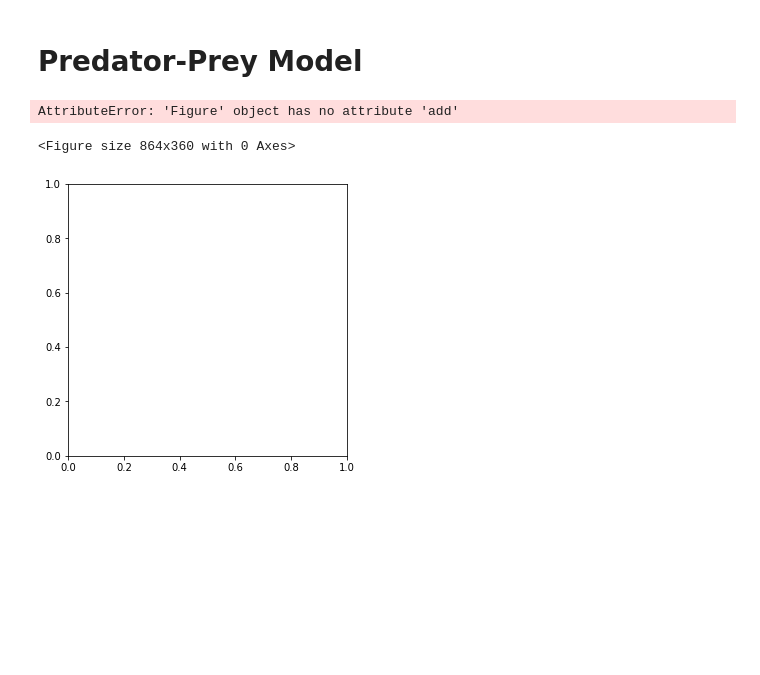
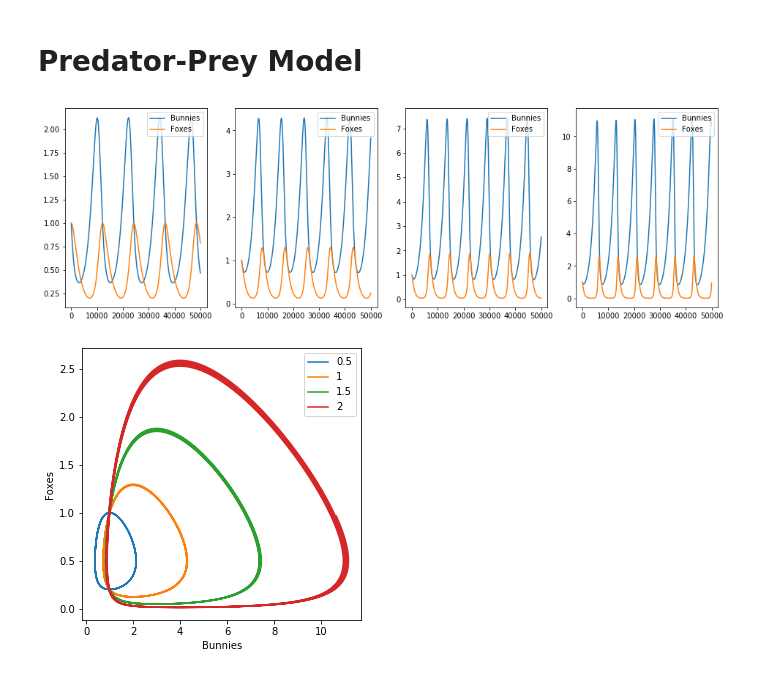
Before and after one commit to RachelMordecai7/Computational-Biology, a Jupyter notebook: Week 3, Class 2, Predator Prey Model.ipynb, the cells around one changed output. Cells and saved outputs as stored; diff of their text form; code cells hidden in the pictures; blank space fills up the shorter version.

```diff
--- a/Week 3, Class 2, Predator Prey Model.ipynb
+++ b/Week 3, Class 2, Predator Prey Model.ipynb
@@ -5,44 +5,43 @@ import numpy as np
 import matplotlib.pyplot as plt
 # %%
 nsteps = 50000
-a = 1
-b = 1
+a = 0.6
+b = 1.2
 c = 0.5
-d = 1 #Resillance of the fox
+d = 1 #Resiliance of the fox
 
 dt = 0.001 #Accounts for smoothness of the graph
-possible_ds = [0.5,1,1.5,2] #Range of d values to run in the loop
+
+possible_ds = [0.5, 1, 1.5, 2] #Range of d values to run in the loop
 
 x = np.zeros(nsteps)
 y = np.zeros(nsteps)
 
-fig1=plt.figure(figsize=(12,5));
-fig2 = plt.figure(figsize = (5,5));
-ax2=plt.axes()
+fig1 = plt.figure(figsize=(16,5));
+fig2 = plt.figure(figsize=(5,5));
+ax2 = plt.axes()
 
 for itrial in range(len(possible_ds)):
-    d=possible_ds[itrial]
-    x[0] = 5
-    y[0] = 0.5
+    d = possible_ds[itrial]
+    x[0] = 1
+    y[0] = 1
 
-    for t in range (1,nsteps):
-        x[t]= x[t-1] + dt* (a*x[t-1] - b*x[t-1] * y[t-1]) #Add in x[t-1] at beginning to represent the step before
-        y[t]= y[t-1] + dt* (c*x[t-1]*y[t-1] - d*y[t-1])
-
+    for t in range(1,nsteps):
+        x[t] = x[t-1] + dt*(a*x[t-1] - b*x[t-1]*y[t-1]) #Add [t-1] in the beginning
+        y[t] = y[t-1] + dt*(c*x[t-1]*y[t-1] - d*y[t-1])
 
 #Figure 1
-    ax1= fig1.add.subplot(1,len(possible_ds),itrial+1)
+    ax1 = fig1.add_subplot(1,len(possible_ds),itrial+1)
     ax1.plot(x, label='Bunnies');
     ax1.plot(y, label='Foxes');
     ax1.legend(loc='upper right');
 
+#Figure 2
+    ax2.plot(x,y, label=d);
+    plt.xlabel('Bunnies');
+    plt.ylabel('Foxes');
 
-#Figure 2; phase space plot
-    ax2.plot(x,y,label=d);
-    ax2.xlabel('Bunnies');
-    ax2.ylabel('Foxes');
-    #plt.legend(loc='upper right');
+ax2.legend(loc='upper right');
 # %% [output]
-AttributeError: 'Figure' object has no attribute 'add'
-<Figure size 864x360 with 0 Axes>
-[figure, old version]
+[figure, new version]
+[figure, added]
```
Also changed, not shown: parts of 1 cell of this notebook.
